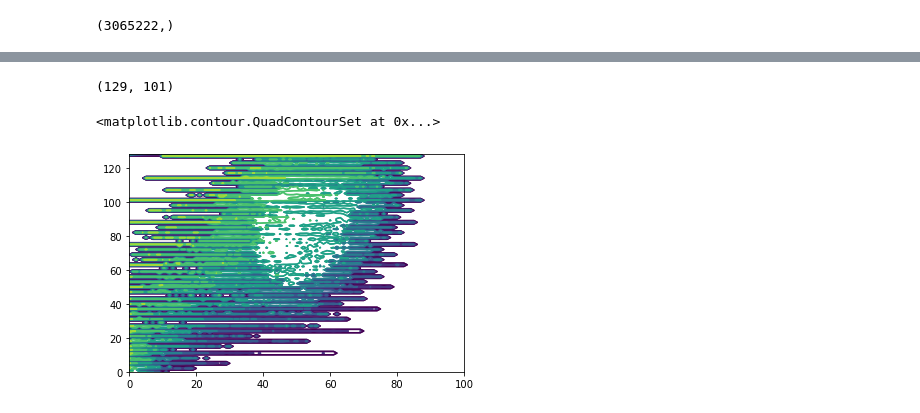
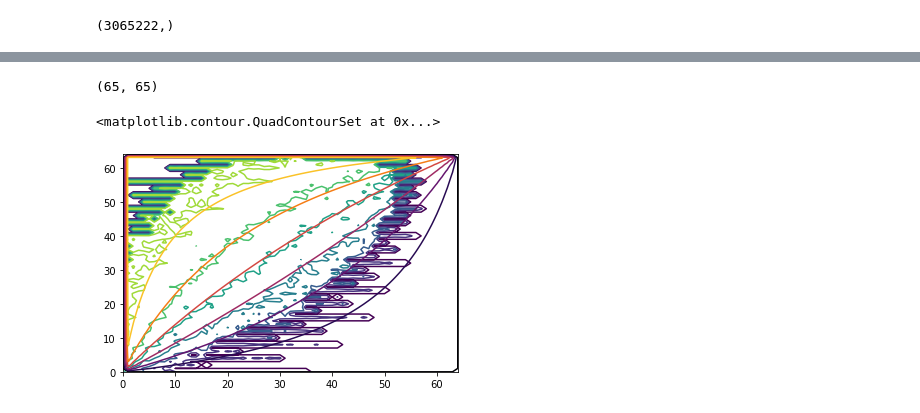
Before and after one commit to mrpogge/Urnings_project, a Jupyter notebook: main/data_trial.ipynb, the cells around one changed output, grey strips where cells are left out. Drawn from its saved outputs; the diff is of its cells as text; code cells hidden in the pictures.

```diff
--- a/main/data_trial.ipynb
+++ b/main/data_trial.ipynb
@@ -47,0 +49,11 @@ print(len(players_nochange[10].estimate_container))
+# %%
+true_matrix = np.zeros((65,65))
+
+def BTL_process(r_i, r_j, n_i, n_j):
+    return (r_i/n_i * (1 - r_j/n_j)) / (r_i/n_i * (1 -  r_j/n_j) + r_j/n_j * (1 - r_i/n_i))
+
+for i in range(1,true_matrix.shape[0]-1):
+    for j in range(1,true_matrix.shape[1]-1):
+        true_matrix[i,j] = BTL_process(i,j,64,64)
+
+plt.contour(true_matrix, cmap = "magma")
@@ -73,27 +94,28 @@ plt.contour(contour)
 # %%
 contour = np.zeros(sourn.prop_correct.shape)
 print(contour.shape)
 
 for i in range(contour.shape[0]):
     for j in range(contour.shape[1]):
         if sourn.number_per_bin[i,j] < 30:
             contour[i,j] = 0
         else:
             contour[i,j] = sourn.prop_correct[i,j] / sourn.number_per_bin[i,j]
 
-plt.contour(contour)
+#plt.contour(contour)
 
 
 contourT = np.zeros(sourn.prop_correct.shape)
 for i in range(contourT.shape[0]):
     for j in range(contourT.shape[1]):
         if sourn.number_per_bin[i,j] < 10:
             contourT[i,j] = 0
         else:
             contourT[i,j] = sourn.fit_correct[i,j] / sourn.number_per_bin[i,j]
 
 plt.contour(contour)
+plt.contour(true_matrix, cmap = "inferno")
 # %% [output]
-(129, 101)
+(65, 65)
 <matplotlib.contour.QuadContourSet at 0x...>
-[figure, old version]
+[figure, new version]
```
Also changed, not shown: parts of 12 cells of this notebook, 8 other files.
